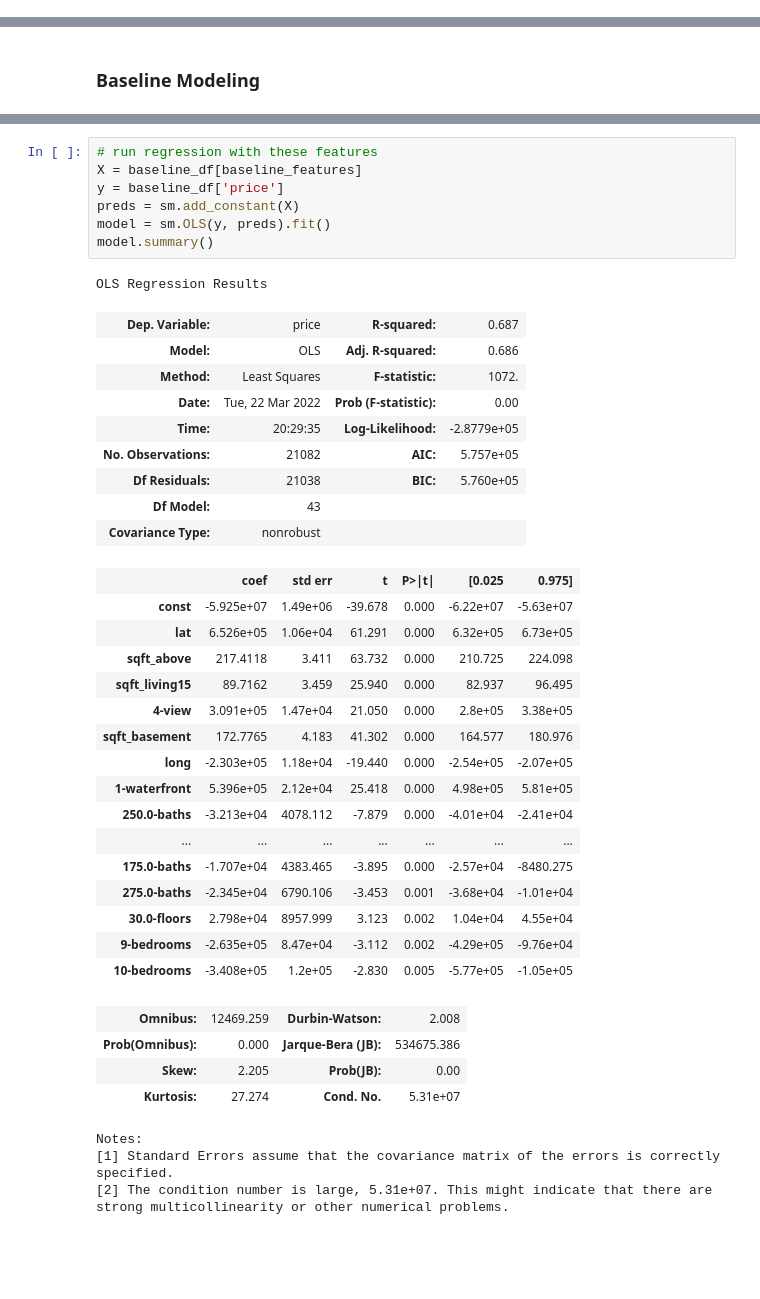
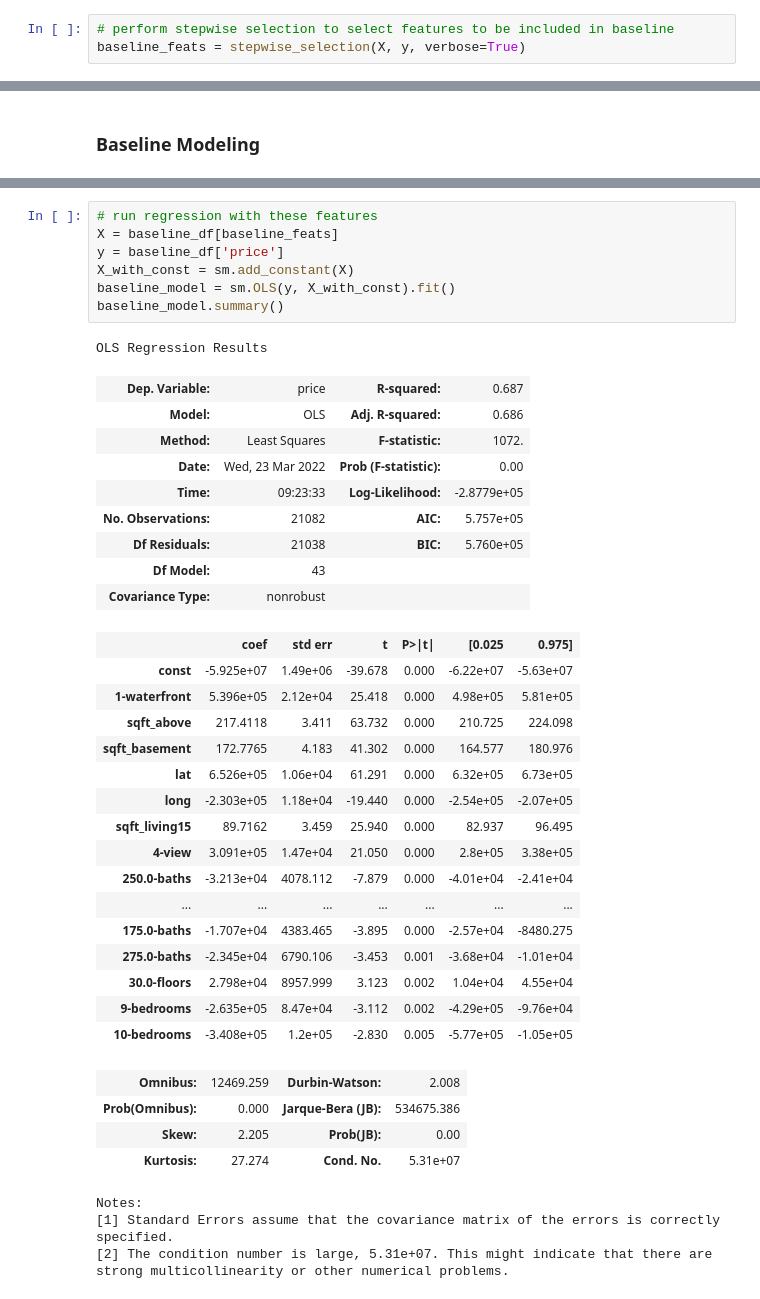
Before and after one commit to akaigraham/KC-House-Price-Regression, a Jupyter notebook: Reworked.ipynb, the cells around one changed output, grey strips where cells are left out. Drawn from its saved outputs; the diff is of its cells as text; blank space fills up the shorter version.

```diff
--- a/Reworked.ipynb
+++ b/Reworked.ipynb
@@ -1002,3 +1003,6 @@ def stepwise_selection(X, y,
 # separate out target and predictors from baseline_df
 y = baseline_df['price']
 X = baseline_df.drop('price', axis=1)
+# %%
+# perform stepwise selection to select features to be included in baseline
+baseline_feats = stepwise_selection(X, y, verbose=True)
@@ -1028,30 +1029,30 @@ Add  10-bedrooms                    with p-value 0.00465686
 # %%
 # run regression with these features
-X = baseline_df[baseline_features]
+X = baseline_df[baseline_feats]
 y = baseline_df['price']
-preds = sm.add_constant(X)
-model = sm.OLS(y, preds).fit()
-model.summary()
+X_with_const = sm.add_constant(X)
+baseline_model = sm.OLS(y, X_with_const).fit()
+baseline_model.summary()
 # %% [output]
 OLS Regression Results
 | Dep. Variable: | price | R-squared: | 0.687 |
 | Model: | OLS | Adj. R-squared: | 0.686 |
 | Method: | Least Squares | F-statistic: | 1072. |
-| Date: | Tue, 22 Mar 2022 | Prob (F-statistic): | 0.00 |
-| Time: | 20:29:35 | Log-Likelihood: | -2.8779e+05 |
+| Date: | Wed, 23 Mar 2022 | Prob (F-statistic): | 0.00 |
+| Time: | 09:23:33 | Log-Likelihood: | -2.8779e+05 |
 | No. Observations: | 21082 | AIC: | 5.757e+05 |
 | Df Residuals: | 21038 | BIC: | 5.760e+05 |
 | Df Model: | 43 |  |  |
 | Covariance Type: | nonrobust |  |  |
 |  | coef | std err | t | P>|t| | [0.025 | 0.975] |
 | const | -5.925e+07 | 1.49e+06 | -39.678 | 0.000 | -6.22e+07 | -5.63e+07 |
+| 1-waterfront | 5.396e+05 | 2.12e+04 | 25.418 | 0.000 | 4.98e+05 | 5.81e+05 |
+| sqft_above | 217.4118 | 3.411 | 63.732 | 0.000 | 210.725 | 224.098 |
+| sqft_basement | 172.7765 | 4.183 | 41.302 | 0.000 | 164.577 | 180.976 |
 | lat | 6.526e+05 | 1.06e+04 | 61.291 | 0.000 | 6.32e+05 | 6.73e+05 |
-| sqft_above | 217.4118 | 3.411 | 63.732 | 0.000 | 210.725 | 224.098 |
+| long | -2.303e+05 | 1.18e+04 | -19.440 | 0.000 | -2.54e+05 | -2.07e+05 |
 | sqft_living15 | 89.7162 | 3.459 | 25.940 | 0.000 | 82.937 | 96.495 |
 | 4-view | 3.091e+05 | 1.47e+04 | 21.050 | 0.000 | 2.8e+05 | 3.38e+05 |
-| sqft_basement | 172.7765 | 4.183 | 41.302 | 0.000 | 164.577 | 180.976 |
-| long | -2.303e+05 | 1.18e+04 | -19.440 | 0.000 | -2.54e+05 | -2.07e+05 |
-| 1-waterfront | 5.396e+05 | 2.12e+04 | 25.418 | 0.000 | 4.98e+05 | 5.81e+05 |
 | 250.0-baths | -3.213e+04 | 4078.112 | -7.879 | 0.000 | -4.01e+04 | -2.41e+04 |
 | ... | ... | ... | ... | ... | ... | ... |
 | 175.0-baths | -1.707e+04 | 4383.465 | -3.895 | 0.000 | -2.57e+04 | -8480.275 |
```
Also changed, not shown: parts of 17 cells of this notebook.
